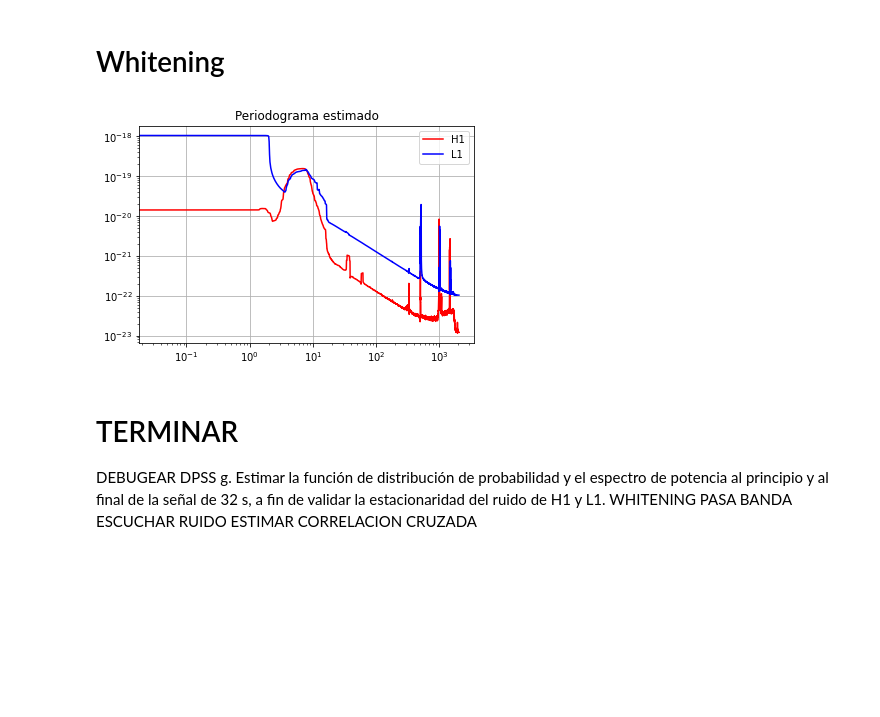
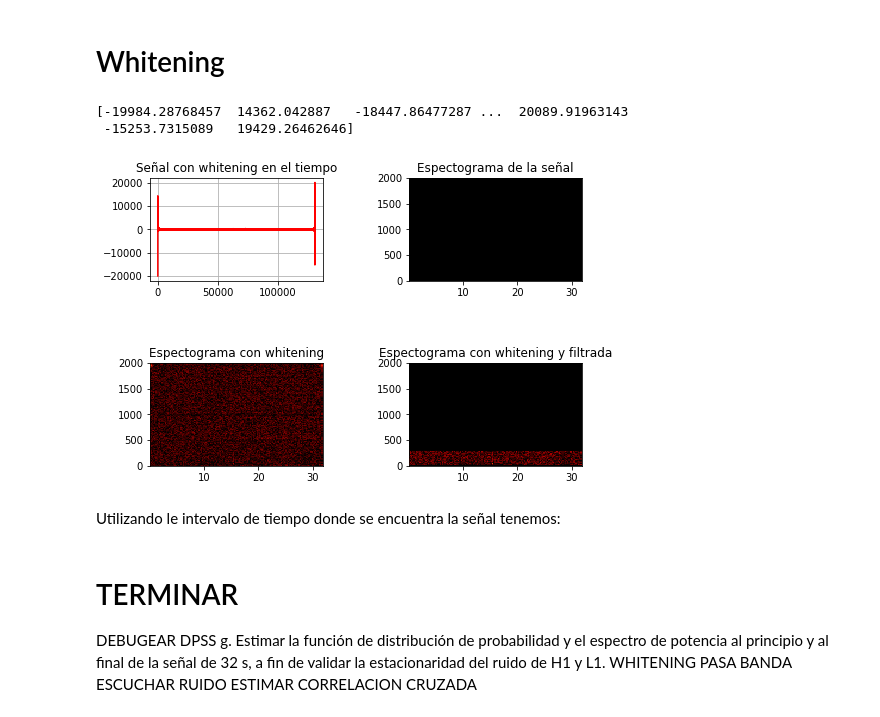
Before and after one commit to ManuMollon261297/PASA, a Jupyter notebook: TP1/code/pasa_tp1.ipynb, the cells around one changed output. Cells and saved outputs as stored; diff of their text form; code cells hidden in the pictures; blank space fills up the shorter version.

Commit message:
Avances en whitening

```diff
--- a/TP1/code/pasa_tp1.ipynb
+++ b/TP1/code/pasa_tp1.ipynb
@@ -368,17 +381,46 @@ def whitening(data,psd,fs):
-# %%
-psd_noise_h1 = BlackmanTukey(dataH1,N=65536,L=65536,M=32,nperseg=len(dataH1))
-psd_noise_l1 = BlackmanTukey(dataL1,N=65536,L=65536,M=32,nperseg=len(dataL1))
-whitened_signal_h1 = whitening(dataH1,psd_noise_h1,4096)
-whitened_signal_h1 = whitening(dataL1,psd_noise_l1,4096)
-
-f = np.fft.rfftfreq(len(dataL1),d=1./4096.)
-plt.title("Periodograma estimado")
-plt.plot(f,np.sqrt(psd_noise_h1),'r',label='H1')
-plt.plot(f,np.sqrt(psd_noise_l1),'b',label='L1')
-plt.legend(loc="upper right")
-plt.yscale("log")
-plt.xscale("log")
-plt.grid(True)
-plt.show()
-# %% [output]
-[figure, removed]
+# %%
+def whitening(data,psd,fs, filter=False):
+    freqs = np.fft.rfftfreq(len(data),d=1/fs)
+    dft = np.fft.rfft(data)
+    whiteDft = dft / np.sqrt(psd)
+    if (filter):
+      start_index = (30*len(data))//fs
+      stop_index = (300*len(data))//fs
+      whiteDft[0:start_index] = 0
+      whiteDft[stop_index:] = 0
+    white_ht = np.fft.irfft(whiteDft)
+    return white_ht
+def AddSpectrogramPlot(nfft,nperseg,data,title,index,row=2,column=2,fs=4096):
+ plt.subplot(row,column,index)
+ plt.title(title)
+ f,t,Pxx = signal.spectrogram(data, fs=fs, nperseg=nperseg, nfft=nfft, scaling='density', mode='psd')
+ plt.pcolormesh(t, f, 10*np.log10(1+Pxx), cmap="gist_heat")
+ plt.ylim(top=2000)
+# %%
+nperseg = 2**12
+psd_noise_h1 = welchBartlett(dataH1[0:65536], fs=4096, D=0, L=nperseg, k=65536//nperseg, window = signal.get_window('hann', nperseg),padding=len(dataH1)-nperseg)
+psd_noise_l1 = welchBartlett(dataH1[0:65536], fs=4096, D=0, L=nperseg, k=65536//nperseg, window = signal.get_window('hann', nperseg),padding=len(dataH1)-nperseg)
+whitened_signal_h1 = whitening(dataH1,psd_noise_h1,4096)
+whitened_signal_l1 = whitening(dataL1,psd_noise_l1,4096)
+print(whitened_signal_h1)
+
+fig = plt.Figure(figsize=(20,20))
+plt.subplots_adjust(top = 1, bottom = 0, right = 1, left = 0, hspace = 0.8, wspace = 0.5)
+plt.subplot(221)
+plt.title("Señal con whitening en el tiempo")
+plt.plot(whitened_signal_h1,'r',label='H1')
+plt.grid(True)
+#original
+AddSpectrogramPlot(nfft=8192,nperseg=1024,data=dataH1,title="Espectograma de la señal",index=2)
+#Whitening
+AddSpectrogramPlot(nfft=8192,nperseg=1024,data=whitened_signal_h1,title="Espectograma con whitening",index=3)
+#Whitening y filtrada
+filtered_signal_h1 = whitening(dataH1,psd_noise_h1,4096,filter=True)
+AddSpectrogramPlot(nfft=8192,nperseg=1024,data=filtered_signal_h1,title="Espectograma con whitening y filtrada",index=4)
+plt.show()
+# %% [output]
+[-19984.28768457  14362.042887   -18447.86477287 ...  20089.91963143
+ -15253.7315089   19429.26462646]
+[figure, added]
+# %% [markdown]
+Utilizando le intervalo de tiempo donde se encuentra la señal tenemos:
```
Also changed, not shown: parts of 9 cells of this notebook.
